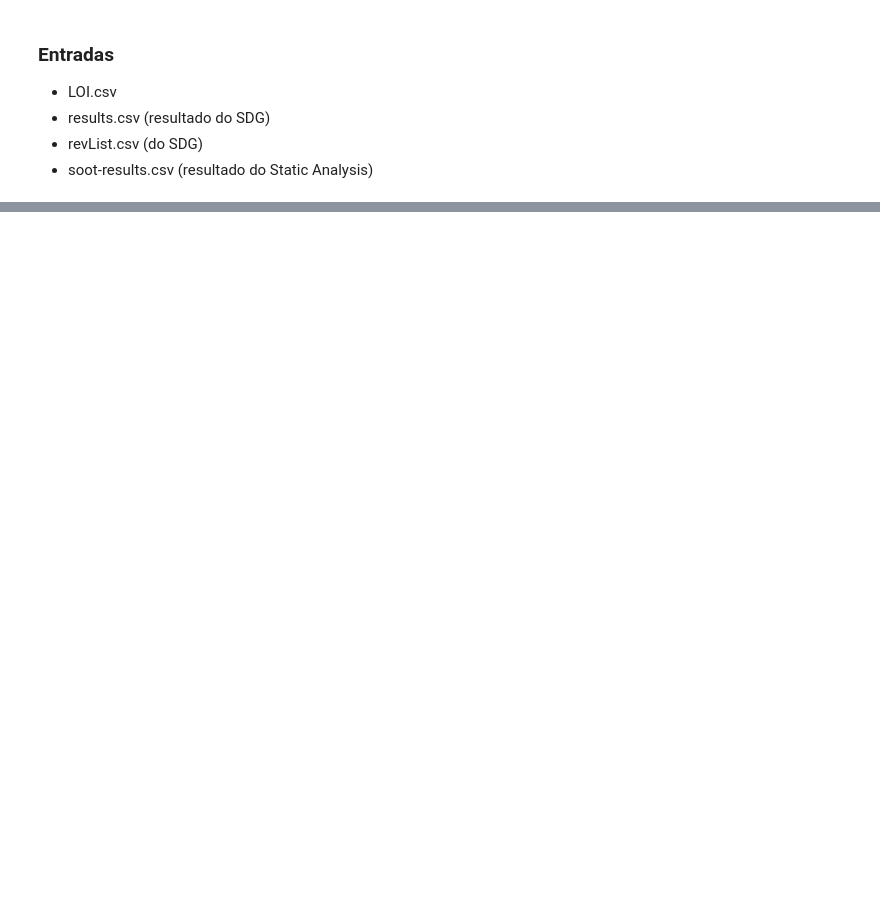
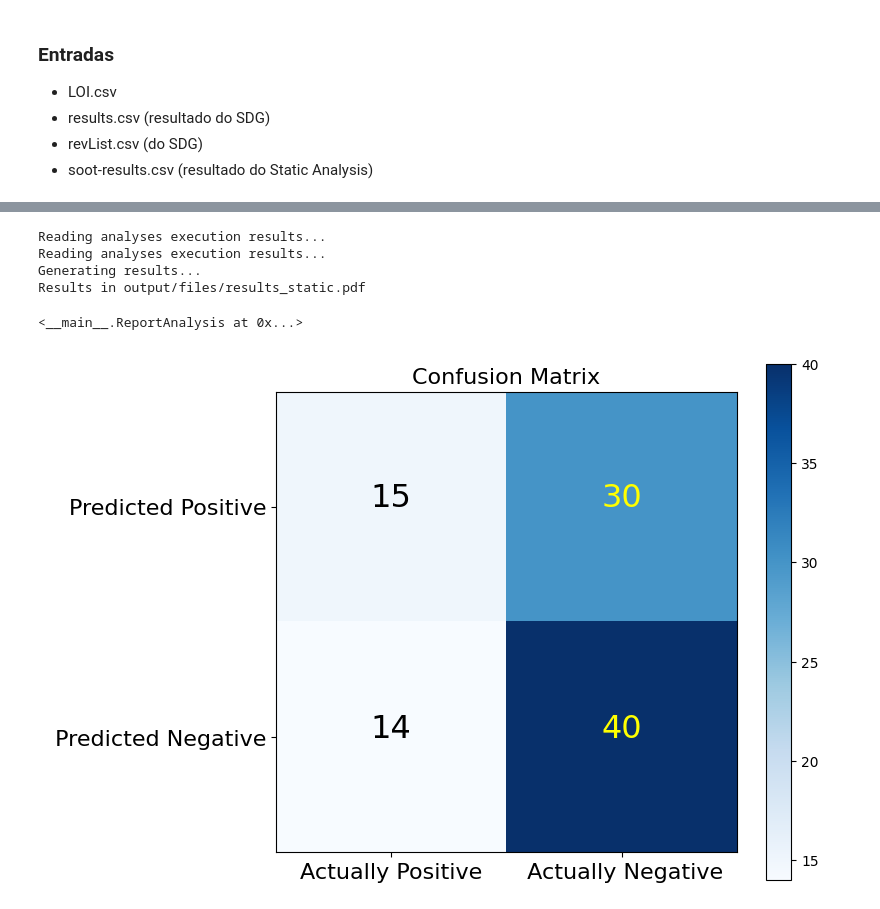
Before and after one commit to galilasmb/joana_generating_results, a Jupyter notebook: generating_results.ipynb, the cells around one changed output, grey strips where cells are left out. Drawn from its saved outputs; the diff is of its cells as text; code cells hidden in the pictures; blank space fills up the shorter version.

```diff
--- a/generating_results.ipynb
+++ b/generating_results.ipynb
@@ -636,35 +683,42 @@ class ReportAnalysis:
             cm = cm.astype('float') / cm.sum(axis=1)[:, np.newaxis]
 
         thresh = cm.max() / 1.5 if normalize else cm.max() / 2
         for i, j in itertools.product(range(cm.shape[0]), range(cm.shape[1])):
             if normalize:
                 plt.text(j, i, "{:0.4f}".format(cm[i, j]),
                          horizontalalignment="center",
                          color="yellow" if cm[i, j] > thresh else "black", fontsize=23)
             else:
                 plt.text(j, i, "{:,}".format(cm[i, j]),
                          horizontalalignment="center",
                          color="yellow" if cm[i, j] > thresh else "black", fontsize=23)
         plt.tight_layout()
 
-        plt.savefig("confusion_matrix.jpg")
+        plt.savefig("output/files/confusion_matrix.jpg")
 
-        pdf.image("confusion_matrix.jpg", x = None, y = None, w = 160, h = 110, type = 'jpg', link = 'confusion_matrix.jpg')
+        pdf.image("output/files/confusion_matrix.jpg", x = None, y = None, w = 160, h = 110, type = 'jpg', link = 'output/files/confusion_matrix.jpg')
 
         # Save the pdf with name .pdf
         pdf.output("output/files/results_static.pdf")
 
         print("Results in output/files/results_static.pdf")
 
 
 print("Reading analyses execution results...")
 
 path_ground_truth = "LOI.csv"
 path_result = 'soot-results.csv'
 list_calculate = ['Confluence Inter', 'OA Inter', 'left right DFP-Inter', 'right left DFP-Inter', 'left right PDG', 'right left PDG']
 print("Reading analyses execution results...")
 
 ReportAnalysis(path_result, path_ground_truth)
+# %% [output]
+Reading analyses execution results...
+Reading analyses execution results...
+Generating results...
+Results in output/files/results_static.pdf
+<__main__.ReportAnalysis at 0x...>
+[figure, added]
 # %%
 df1 = pd.read_csv("output/results/results.csv", sep=";")
 
```
Also changed, not shown: parts of 7 cells of this notebook.
